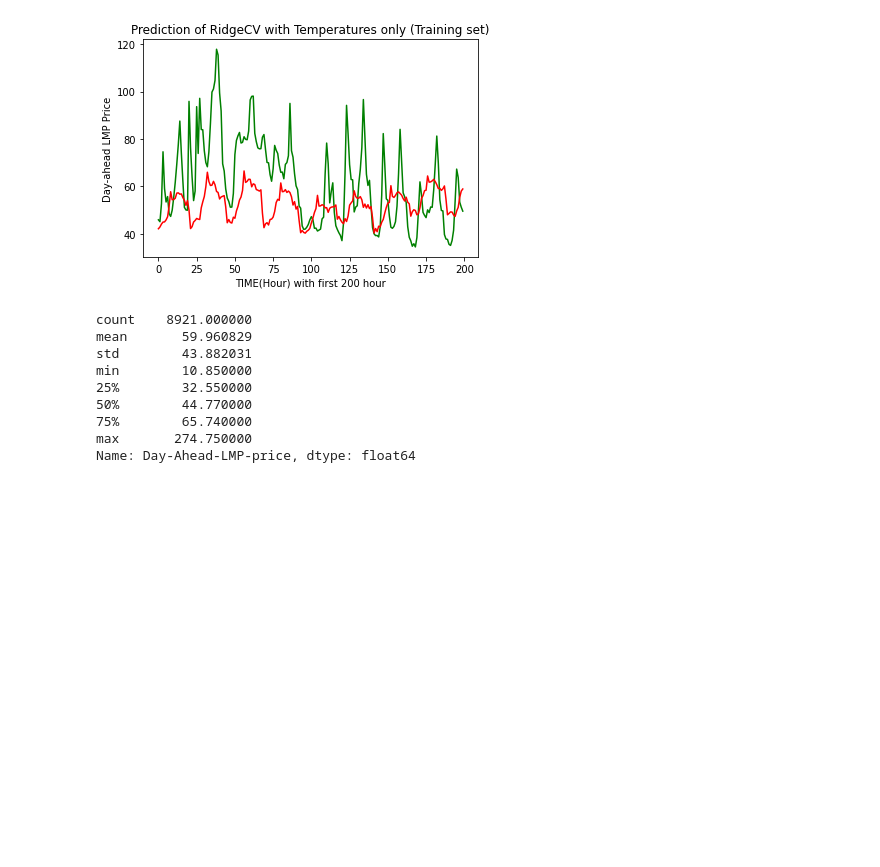
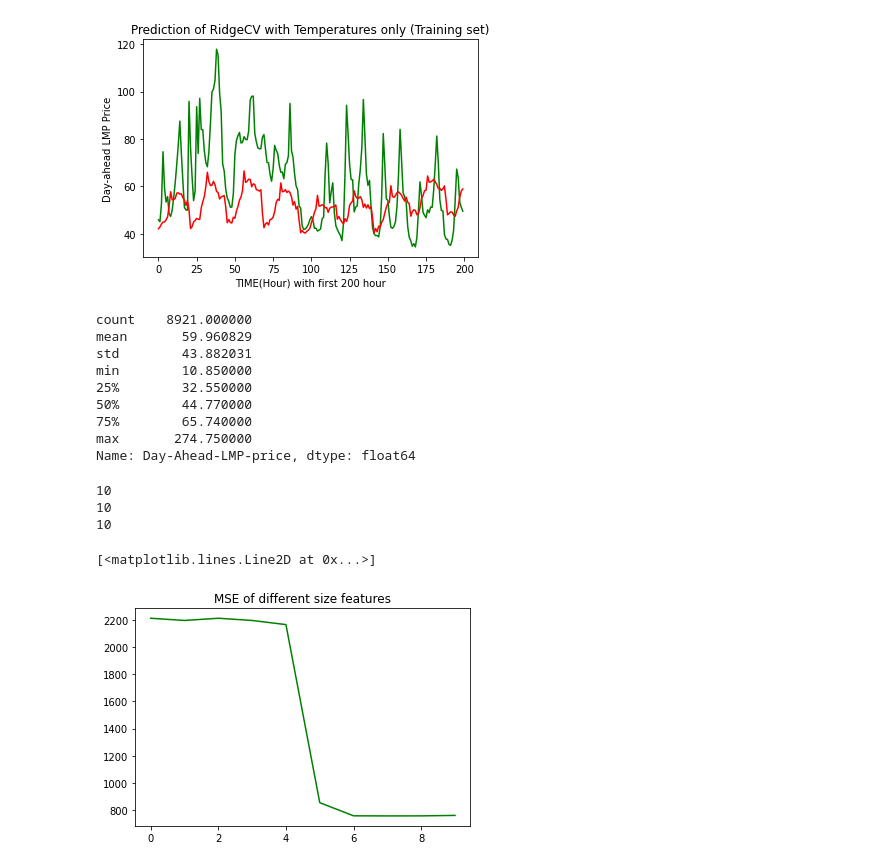
Before and after one commit to BOTnreLI/LinearRegressor_withsklearn, a Jupyter notebook: 674Finalproject_regressors.ipynb, the cells around one changed output. Cells and saved outputs as stored; diff of their text form; code cells hidden in the pictures; blank space fills up the shorter version.

```diff
--- a/674Finalproject_regressors.ipynb
+++ b/674Finalproject_regressors.ipynb
@@ -436,15 +409,19 @@ print(y_test.shape)
 
 RidgeCV_model = RidgeCV(alphas = alphavec, cv=5).fit(X_train, y_train)
 prediction_RidgeCV = RidgeCV_model.predict(X_test)
+mse = mean_squared_error(y_test, prediction_RidgeCV)
 print(f'mean_squared_error: {mean_squared_score}')
+MSE.append(mse)
 mape = mean_absolute_percentage_error(y_test, prediction_RidgeCV)
 print(f'mean_absolute_percentage_error: {mape}')
+MAPE.append(mape)
 rmse = mean_squared_error(y_test, prediction_RidgeCV, squared=False)
 print(f'mean_squared_error: {rmse}')
+RMSE.append(rmse)
 #evaluate(RidgeCV_model)
-groundTruth = scaler.inverse_transform(y_test)
+groundTruth = y_test.values.reshape(-1, 1)
 plt.plot(groundTruth[:200], color = "green")
-plt.plot(scaler.inverse_transform(prediction_RidgeCV[:200]), color ='red')
+plt.plot(prediction_RidgeCV[:200], color ='red')
 #plt.plot(scaler.inverse_transform(prediction_RidgeCV[:200]), color='blue')
 plt.title("Prediction of RidgeCV with Temperatures only (Training set)")
 plt.xlabel("TIME(Hour) with first 200 hour")
@@ -718,7 +691,7 @@ mean_squared_error: 0.10443001685556741
 # %%
 #Impact of time models
 #WeekDay-WeekEnd  Date_month  Date_day  24Hours  Time_8  Time_6 Day-of-Week
-X = df[['Temperature', 'Dew Point', 'Humidity', 'Humidity',  'Pressure', 'Condition_cat', 'WeekDay-WeekEnd', 'Date_month', 'Date_day', '24Hours', 'Time_8']]
+X = df[['Temperature', 'Dew Point', 'Humidity',  'Pressure', 'Condition_cat', 'WeekDay-WeekEnd', 'Date_month', 'Date_day', '24Hours', 'Time_8']]
 before_war = int(X.shape[0]*0.75)
 print(before_war)
 X_train = X[:int(before_war*0.7)]
@@ -733,16 +706,20 @@ print(y_test.shape)
 
 RidgeCV_model = RidgeCV(alphas = alphavec, cv=5).fit(X_train, y_train)
 prediction_RidgeCV = RidgeCV_model.predict(X_test)
-mean_squared_score = mean_squared_error(y_test, prediction_RidgeCV)
+
+mse = mean_squared_error(y_test, prediction_RidgeCV)
 print(f'mean_squared_error: {mean_squared_score}')
+MSE.append(mse)
 mape = mean_absolute_percentage_error(y_test, prediction_RidgeCV)
 print(f'mean_absolute_percentage_error: {mape}')
+MAPE.append(mape)
 rmse = mean_squared_error(y_test, prediction_RidgeCV, squared=False)
 print(f'mean_squared_error: {rmse}')
+RMSE.append(rmse)
 #evaluate(RidgeCV_model)
-groundTruth = scaler.inverse_transform(y_test)
+groundTruth = y_test.values.reshape(-1, 1)
 plt.plot(groundTruth[:200], color = "green")
-plt.plot(scaler.inverse_transform(prediction_RidgeCV[:200]), color ='red')
+plt.plot(prediction_RidgeCV[:200], color ='red')
 #plt.plot(scaler.inverse_transform(prediction_RidgeCV[:200]), color='blue')
 plt.title("Prediction of RidgeCV with Temperatures only (Training set)")
 plt.xlabel("TIME(Hour) with first 200 hour")
@@ -761,7 +738,7 @@ mean_squared_error: 0.10438382298126295
 # %%
 #Impact of time models
 #WeekDay-WeekEnd  Date_month  Date_day  24Hours  Time_8  Time_6 Day-of-Week
-X = df[['Temperature', 'Dew Point', 'Humidity', 'Humidity',  'Pressure', 'Condition_cat', 'WeekDay-WeekEnd', 'Date_month', 'Date_day', '24Hours', 'Time_8', 'Time_6']]
+X = df[['Temperature', 'Dew Point', 'Humidity',  'Pressure', 'Condition_cat', 'WeekDay-WeekEnd', 'Date_month', 'Date_day', '24Hours', 'Time_8', 'Time_6']]
 before_war = int(X.shape[0]*0.75)
 print(before_war)
 X_train = X[:int(before_war*0.7)]
@@ -776,15 +753,20 @@ print(y_test.shape)
 
 RidgeCV_model = RidgeCV(alphas = alphavec, cv=5).fit(X_train, y_train)
 prediction_RidgeCV = RidgeCV_model.predict(X_test)
+
+mse = mean_squared_error(y_test, prediction_RidgeCV)
 print(f'mean_squared_error: {mean_squared_score}')
+MSE.append(mse)
 mape = mean_absolute_percentage_error(y_test, prediction_RidgeCV)
 print(f'mean_absolute_percentage_error: {mape}')
+MAPE.append(mape)
 rmse = mean_squared_error(y_test, prediction_RidgeCV, squared=False)
 print(f'mean_squared_error: {rmse}')
+RMSE.append(rmse)
 #evaluate(RidgeCV_model)
-groundTruth = scaler.inverse_transform(y_test)
+groundTruth = y_test.values.reshape(-1, 1)
 plt.plot(groundTruth[:200], color = "green")
-plt.plot(scaler.inverse_transform(prediction_RidgeCV[:200]), color ='red')
+plt.plot(prediction_RidgeCV[:200], color ='red')
 #plt.plot(scaler.inverse_transform(prediction_RidgeCV[:200]), color='blue')
 plt.title("Prediction of RidgeCV with Temperatures only (Training set)")
 plt.xlabel("TIME(Hour) with first 200 hour")
@@ -803,7 +785,7 @@ mean_squared_error: 0.10440176076440483
 # %%
 #Impact of time models
 #WeekDay-WeekEnd  Date_month  Date_day  24Hours  Time_8  Time_6 Day-of-Week
-X = df[['Temperature', 'Dew Point', 'Humidity', 'Humidity',  'Pressure', 'Condition_cat', 'WeekDay-WeekEnd', 'Date_month', 'Date_day', '24Hours', 'Time_8', 'Time_6', 'Day-of-Week']]
+X = df[['Temperature', 'Dew Point', 'Humidity',  'Pressure', 'Condition_cat', 'WeekDay-WeekEnd', 'Date_month', 'Date_day', '24Hours', 'Time_8', 'Time_6', 'Day-of-Week']]
 before_war = int(X.shape[0]*0.75)
 print(before_war)
 X_train = X[:int(before_war*0.7)]
@@ -818,15 +800,20 @@ print(y_test.shape)
 
 RidgeCV_model = RidgeCV(alphas = alphavec, cv=5).fit(X_train, y_train)
 prediction_RidgeCV = RidgeCV_model.predict(X_test)
+
+mse = mean_squared_error(y_test, prediction_RidgeCV)
 print(f'mean_squared_error: {mean_squared_score}')
+MSE.append(mse)
 mape = mean_absolute_percentage_error(y_test, prediction_RidgeCV)
 print(f'mean_absolute_percentage_error: {mape}')
+MAPE.append(mape)
 rmse = mean_squared_error(y_test, prediction_RidgeCV, squared=False)
 print(f'mean_squared_error: {rmse}')
+RMSE.append(rmse)
 #evaluate(RidgeCV_model)
-groundTruth = scaler.inverse_transform(y_test)
+groundTruth = y_test.values.reshape(-1, 1)
 plt.plot(groundTruth[:200], color = "green")
-plt.plot(scaler.inverse_transform(prediction_RidgeCV[:200]), color ='red')
+plt.plot(prediction_RidgeCV[:200], color ='red')
 #plt.plot(scaler.inverse_transform(prediction_RidgeCV[:200]), color='blue')
 plt.title("Prediction of RidgeCV with Temperatures only (Training set)")
 plt.xlabel("TIME(Hour) with first 200 hour")
@@ -854,3 +841,17 @@ min        10.850000
 75%        65.740000
 max       274.750000
 Name: Day-Ahead-LMP-price, dtype: float64
+# %%
+print(len(MSE))
+print(len(RMSE))
+print(len(MAPE))
+# %% [output]
+10
+10
+10
+# %%
+plt.title("MSE of different size features")
+plt.plot(MSE, color = "green")
+# %% [output]
+[<matplotlib.lines.Line2D at 0x...>]
+[figure, added]
```
Also changed, not shown: parts of 34 cells of this notebook.
